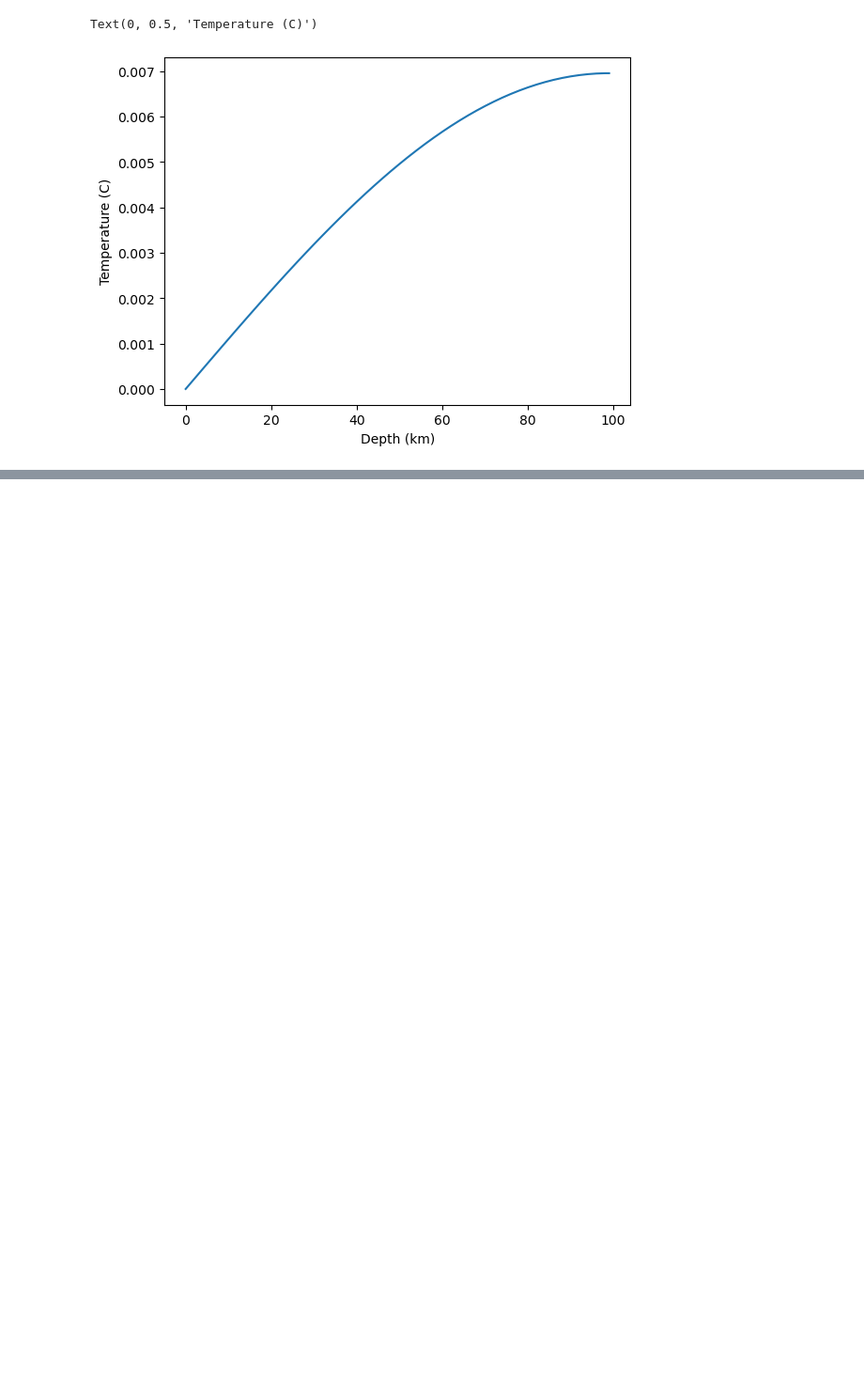
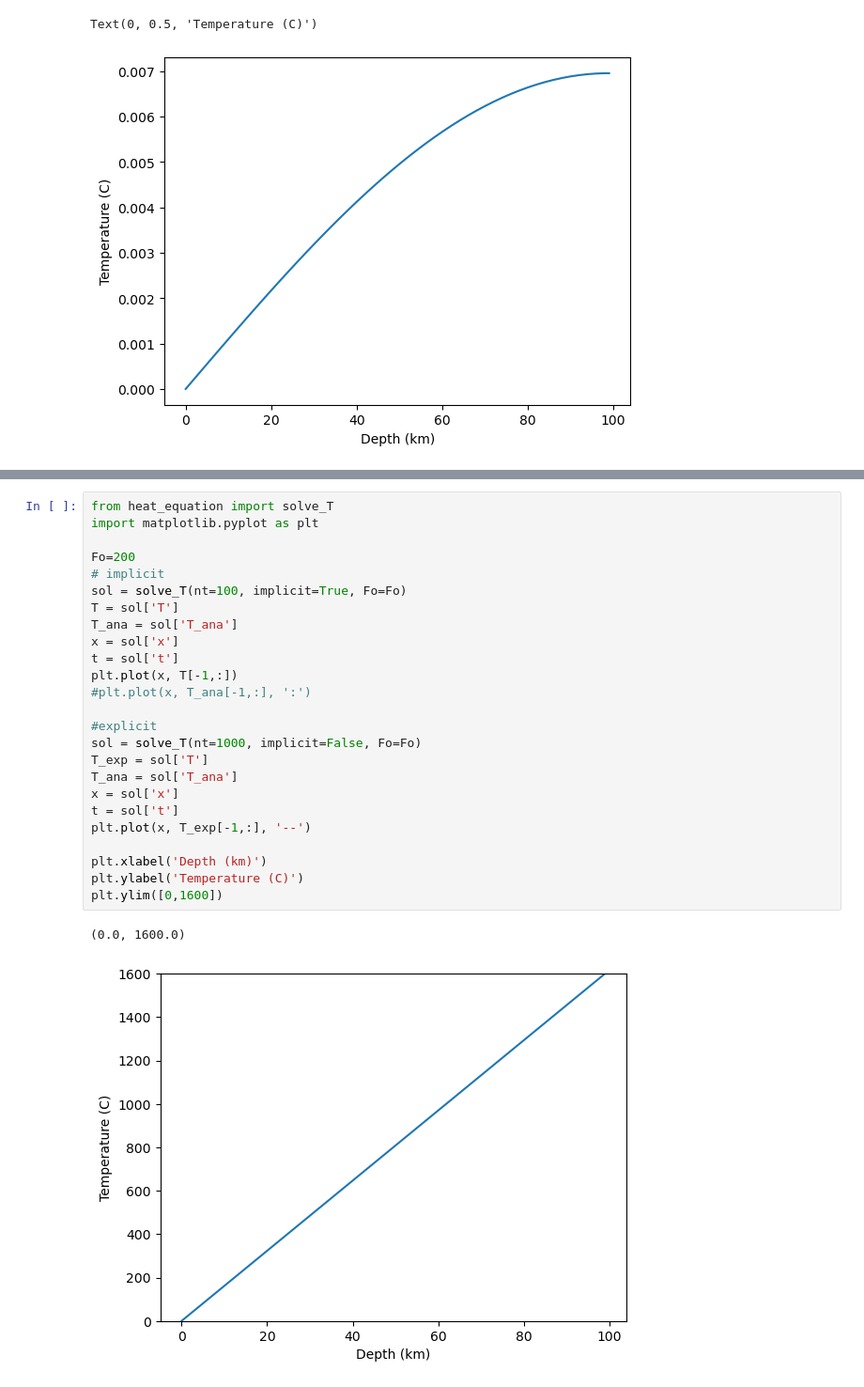
Before and after one commit to speleophysics/Math-Modeling-2023, a Jupyter notebook: heat-equation/heat-equation.ipynb, the cells around one changed output, grey strips where cells are left out. Shown: that part at 94% size. Saved outputs shown, nothing was run; the diff lists cells and outputs as text; blank space fills up the shorter version.

Commit message:
added implicit heat eqn solver

```diff
--- a/heat-equation/heat-equation.ipynb
+++ b/heat-equation/heat-equation.ipynb
@@ -97,0 +122,28 @@ Text(0, 0.5, 'Temperature (C)')
+# %%
+from heat_equation import solve_T
+import matplotlib.pyplot as plt
+
+Fo=200
+# implicit
+sol = solve_T(nt=100, implicit=True, Fo=Fo)
+T = sol['T']
+T_ana = sol['T_ana']
+x = sol['x']
+t = sol['t']
+plt.plot(x, T[-1,:])
+#plt.plot(x, T_ana[-1,:], ':')
+
+#explicit
+sol = solve_T(nt=1000, implicit=False, Fo=Fo)
+T_exp = sol['T']
+T_ana = sol['T_ana']
+x = sol['x']
+t = sol['t']
+plt.plot(x, T_exp[-1,:], '--')
+
+plt.xlabel('Depth (km)')
+plt.ylabel('Temperature (C)')
+plt.ylim([0,1600])
+# %% [output]
+(0.0, 1600.0)
+[figure, added]
```
Also changed, not shown: parts of 2 cells of this notebook, 1 other file.
